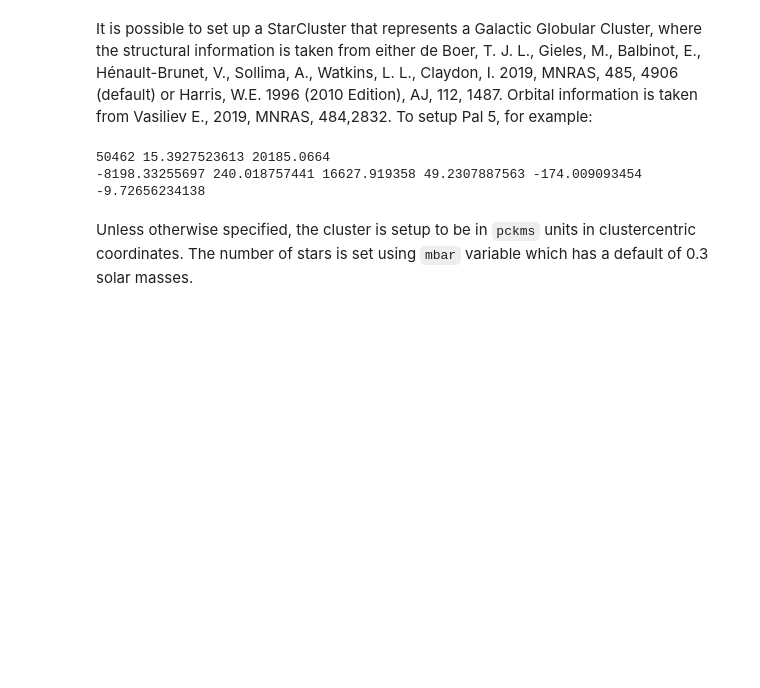
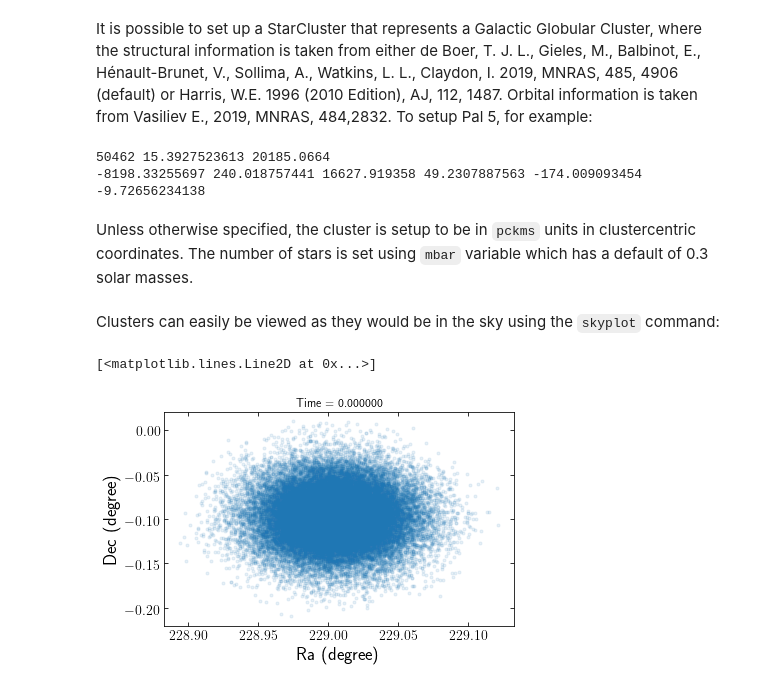
Before and after one commit to webbjj/clustertools, a Jupyter notebook: docs/source/notebooks/setup.ipynb, the cells around one changed output. Drawn from its saved outputs; the diff is of its cells as text; code cells hidden in the pictures; blank space fills up the shorter version.

```diff
--- a/docs/source/notebooks/setup.ipynb
+++ b/docs/source/notebooks/setup.ipynb
@@ -32,3 +32,10 @@ print(cluster.xgc,cluster.ygc,cluster.zgc,cluster.vxgc,cluster.vygc,cluster.vzgc
 -8198.33255697 240.018757441 16627.919358 49.2307887563 -174.009093454 -9.72656234138
 # %% [markdown]
 Unless otherwise specified, the cluster is setup to be in ``pckms`` units in clustercentric coordinates. The number of stars is set using ``mbar`` variable which has a default of 0.3 solar masses.
+# %% [markdown]
+Clusters can easily be viewed as they would be in the sky using the ``skyplot`` command:
+# %%
+ctools.skyplot(cluster)
+# %% [output]
+[<matplotlib.lines.Line2D at 0x...>]
+[figure, added]
```
Also changed, not shown: 4 other files.
